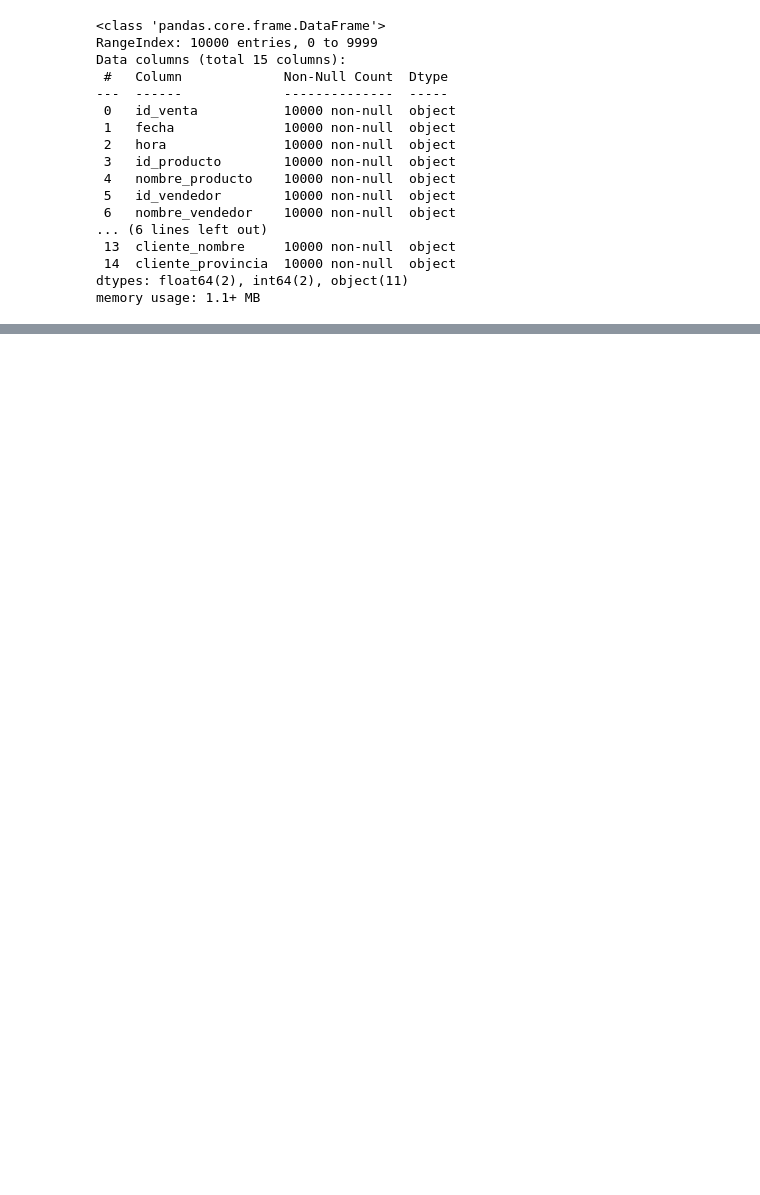
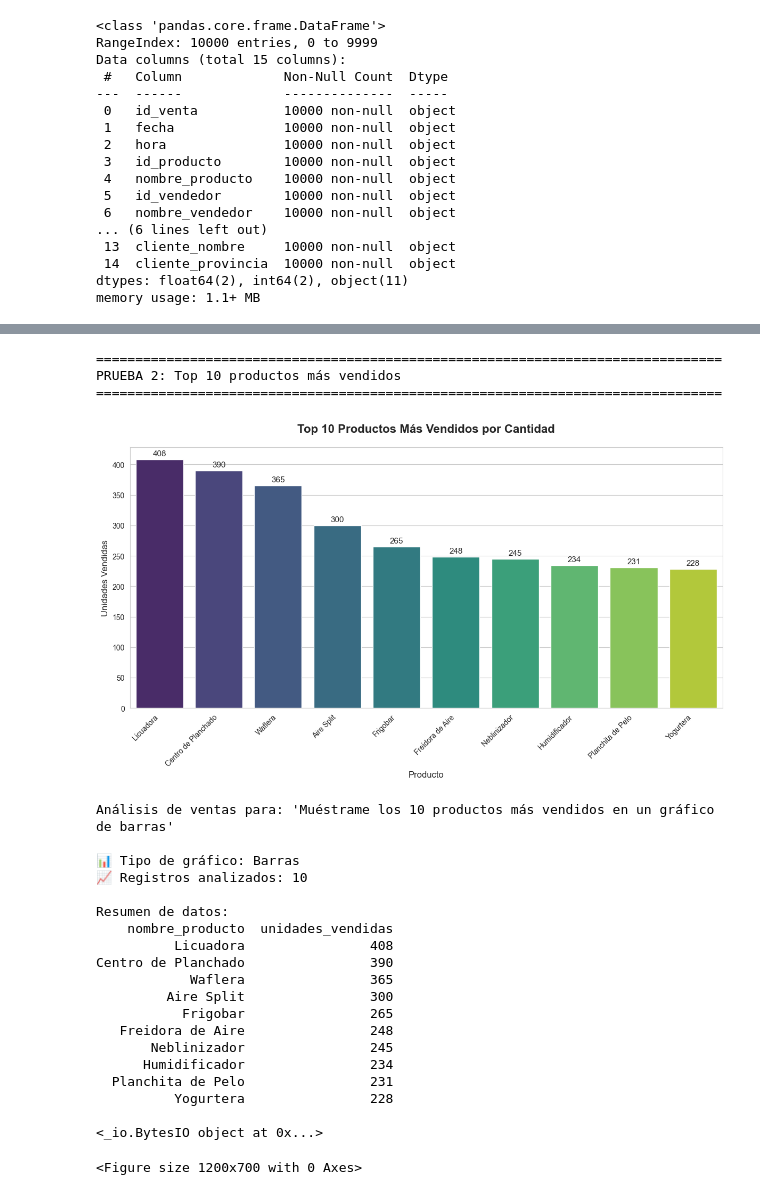
Before and after one commit to valenrosito/nlp-rag-agent-electrodomesticos, a Jupyter notebook: 2.rag_agent.ipynb, the cells around one changed output, grey strips where cells are left out. Drawn from its saved outputs; the diff is of its cells as text; code cells hidden in the pictures; blank space fills up the shorter version.

```diff
--- a/2.rag_agent.ipynb
+++ b/2.rag_agent.ipynb
@@ -1920,0 +2192,34 @@ memory usage: 1.1+ MB
+# %%
+# Prueba 2: Top 10 productos más vendidos (gráfico de barras)
+print("\n" + "="*80)
+print("PRUEBA 2: Top 10 productos más vendidos")
+print("="*80)
+
+consulta2 = "Muéstrame los 10 productos más vendidos en un gráfico de barras"
+resultado2 = analytics_tool.invoke({"query": consulta2})
+print(resultado2)
+# %% [output]
+================================================================================
+PRUEBA 2: Top 10 productos más vendidos
+================================================================================
+[figure, added]
+Análisis de ventas para: 'Muéstrame los 10 productos más vendidos en un gráfico de barras'
+
+📊 Tipo de gráfico: Barras
+📈 Registros analizados: 10
+
+Resumen de datos:
+    nombre_producto  unidades_vendidas
+          Licuadora                408
+Centro de Planchado                390
+            Waflera                365
+         Aire Split                300
+           Frigobar                265
+   Freidora de Aire                248
+       Neblinizador                245
+      Humidificador                234
+  Planchita de Pelo                231
+          Yogurtera                228
+
+<_io.BytesIO object at 0x...>
+<Figure size 1200x700 with 0 Axes>
```
Also changed, not shown: parts of 36 cells of this notebook, 3 other files.
